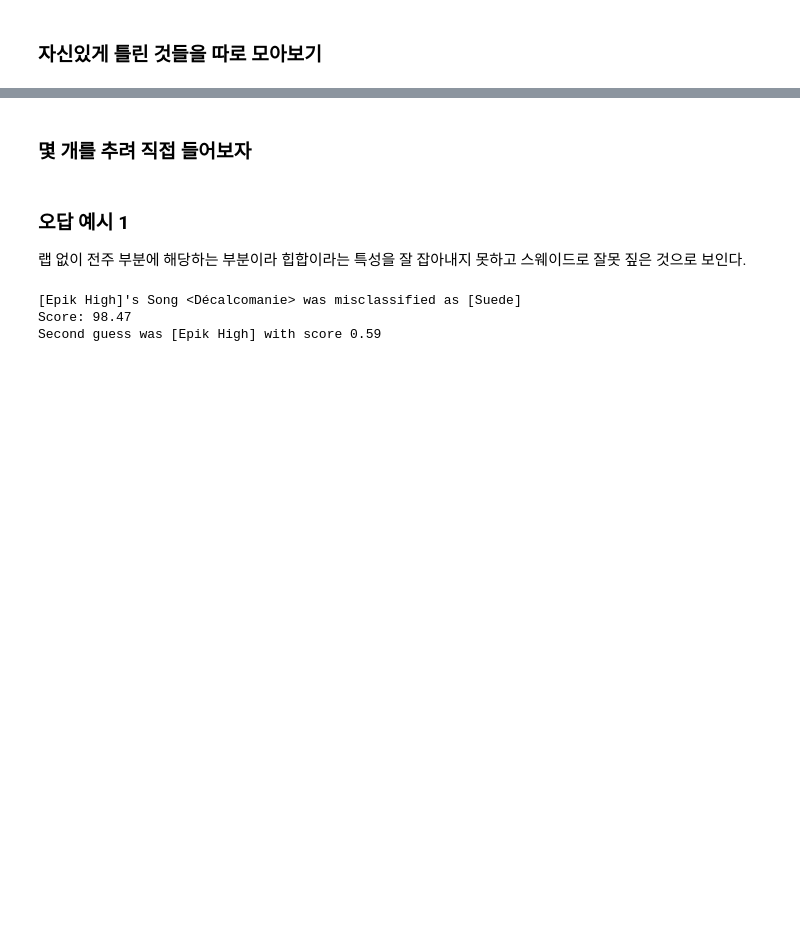
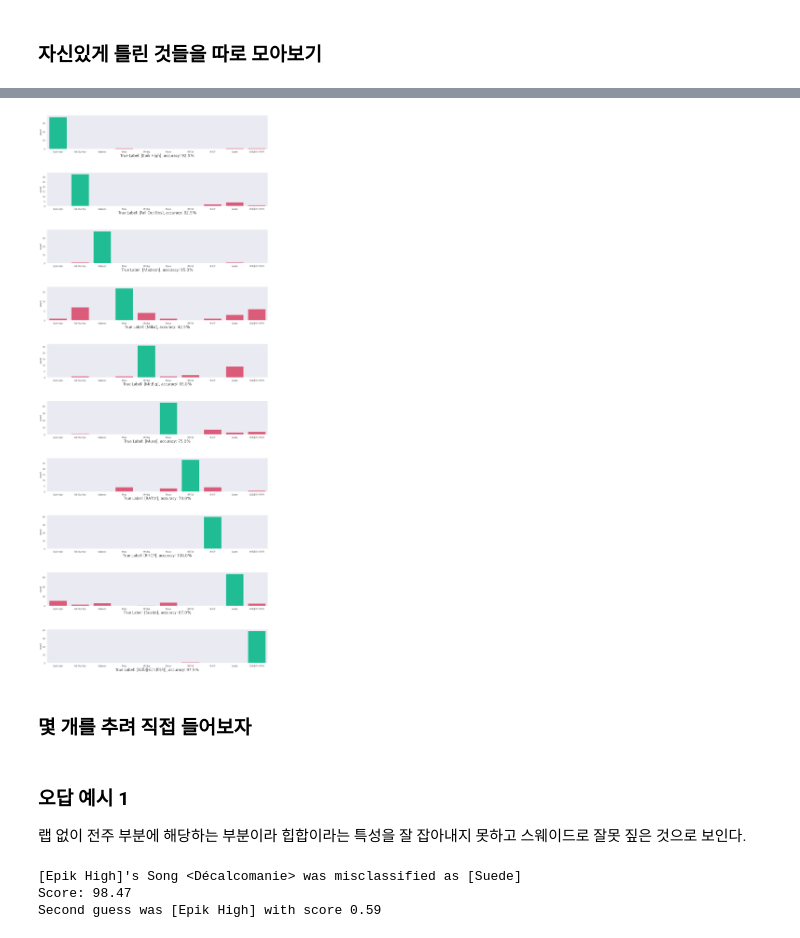
Before and after one commit to hoon-volution/hoons_music_classification, a Jupyter notebook: 4_Explore misclassified samples.ipynb, the cells around one changed output, grey strips where cells are left out. Drawn from its saved outputs; the diff is of its cells as text; code cells hidden in the pictures; blank space fills up the shorter version.

Commit message:
added plot results

```diff
--- a/4_Explore misclassified samples.ipynb
+++ b/4_Explore misclassified samples.ipynb
@@ -51,3 +59,46 @@ df[(~is_correct) & (df['score'] > 0.95)]
+# %%
+from collections import Counter
+from itertools import product
+
+
+pairs = map(tuple, df[['artist', 'label_predicted']].values)
+pair_counts = Counter(pairs)
+artists = df['artist'].unique()
+df_count = pd.DataFrame(
+    {
+        'label_true': label_true,
+        'label_pred': label_pred,
+        'count': pair_counts[(label_true, label_pred)],
+    }
+    for label_true, label_pred in product(artists, artists)
+)
+# %%
+import seaborn as sns
+import matplotlib.pyplot as plt
+
+sns.set(style="dark")
+plt.rcParams['font.family'] = 'NanumGothic'
+plt.rcParams['axes.unicode_minus'] = False
+
+
+fig = plt.figure(figsize=(20, 50))
+
+for subplot_idx, (artist, subdf) in enumerate(df_count.groupby('label_true'), start=1):
+    ax = plt.subplot(10, 1, subplot_idx)
+
+    GREEN = '#06d6a0'
+    RED = '#ef476f'
+    palette = {at: (GREEN if at == artist else RED) for at in artists}
+
+    sns.barplot(x="label_pred", y='count', data=subdf, ax=ax, hue='label_pred', palette=palette)
+    num_correct_in_artist = df.groupby('artist')['is_correct'].agg('sum')[artist]
+    artist_accuracy = 100 * num_correct_in_artist / subdf['count'].sum()
+    plt.xlabel(f'True Label: [{artist}], accuracy: {artist_accuracy:.1f}%', fontsize=20)
+
+plt.subplots_adjust(hspace=0.7)
+plt.show()
+# %% [output]
+[figure, added]
 # %% [markdown]
 ### 몇 개를 추려 직접 들어보자
 # %%
```
Also changed, not shown: parts of 6 cells of this notebook, 2 other files.
